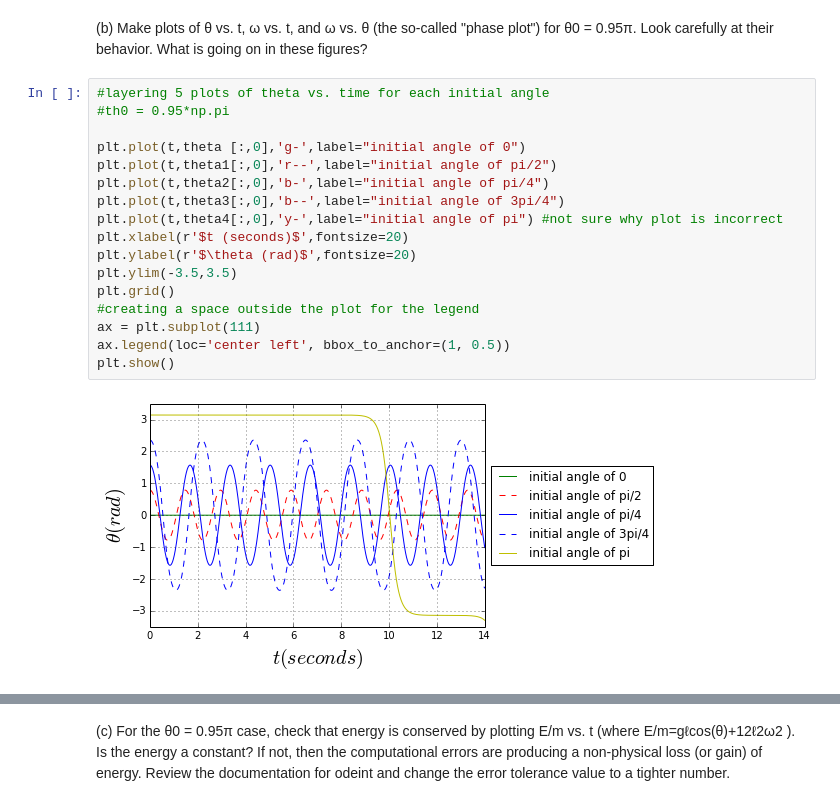
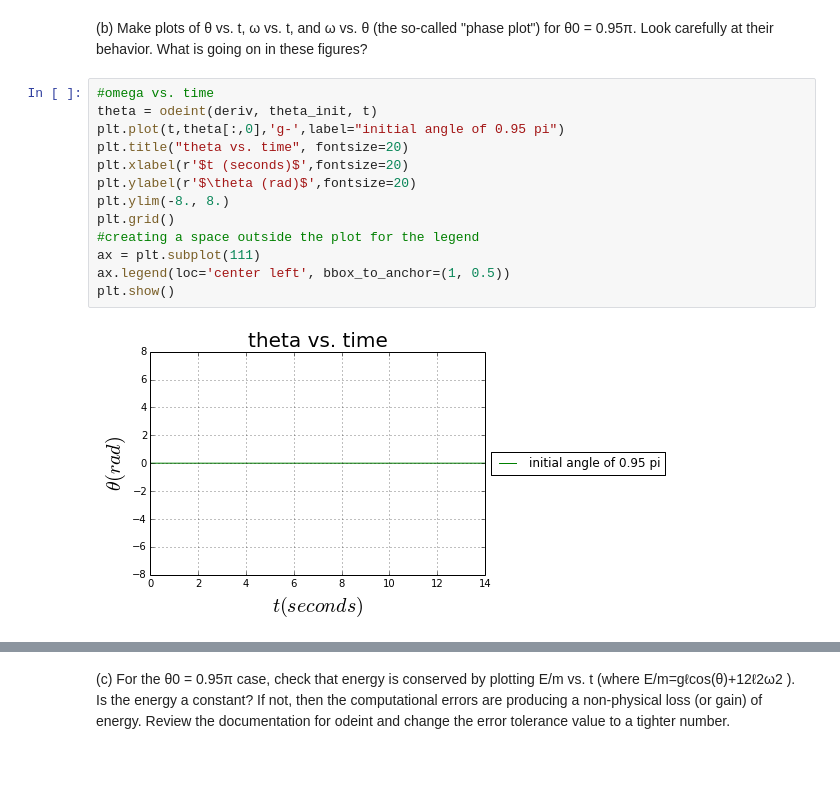
Before and after one commit to mnaworsk/PHYS202-S14, a Jupyter notebook: SciPy/ODEExercises.ipynb, the cells around one changed output, grey strips where cells are left out. Cells and saved outputs as stored; diff of their text form; blank space fills up the shorter version.

```diff
--- a/SciPy/ODEExercises.ipynb
+++ b/SciPy/ODEExercises.ipynb
@@ -76,22 +97,18 @@ plt.show()
 # %% [markdown]
 (b) Make plots of θ vs. t, ω vs. t, and ω vs. θ (the so-called "phase plot") for θ0 = 0.95π. Look carefully at their behavior. What is going on in these figures?
 # %%
-#layering 5 plots of theta vs. time for each initial angle
-#th0 = 0.95*np.pi
-
-plt.plot(t,theta [:,0],'g-',label="initial angle of 0")
-plt.plot(t,theta1[:,0],'r--',label="initial angle of pi/2")
-plt.plot(t,theta2[:,0],'b-',label="initial angle of pi/4")
-plt.plot(t,theta3[:,0],'b--',label="initial angle of 3pi/4")
-plt.plot(t,theta4[:,0],'y-',label="initial angle of pi") #not sure why plot is incorrect
+#omega vs. time
+theta = odeint(deriv, theta_init, t)
+plt.plot(t,theta[:,0],'g-',label="initial angle of 0.95 pi")
+plt.title("theta vs. time", fontsize=20)
 plt.xlabel(r'$t (seconds)$',fontsize=20)
 plt.ylabel(r'$\theta (rad)$',fontsize=20)
-plt.ylim(-3.5,3.5)
+plt.ylim(-8., 8.)
 plt.grid()
 #creating a space outside the plot for the legend
 ax = plt.subplot(111)
 ax.legend(loc='center left', bbox_to_anchor=(1, 0.5))
 plt.show()
 # %% [output]
-[figure, old version]
+[figure, new version]
 # %%
```
Also changed, not shown: parts of 12 cells of this notebook, 1 other file.
